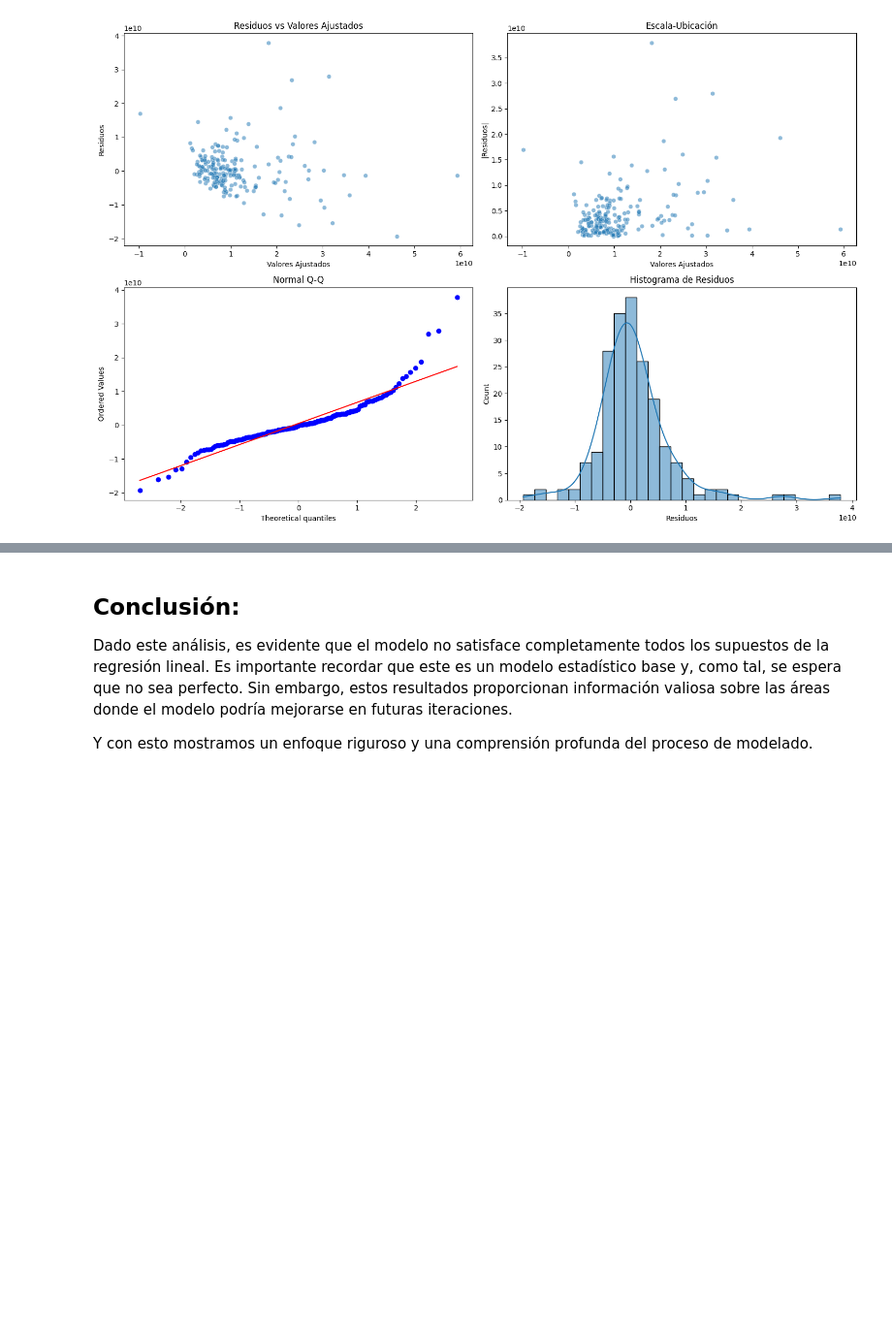
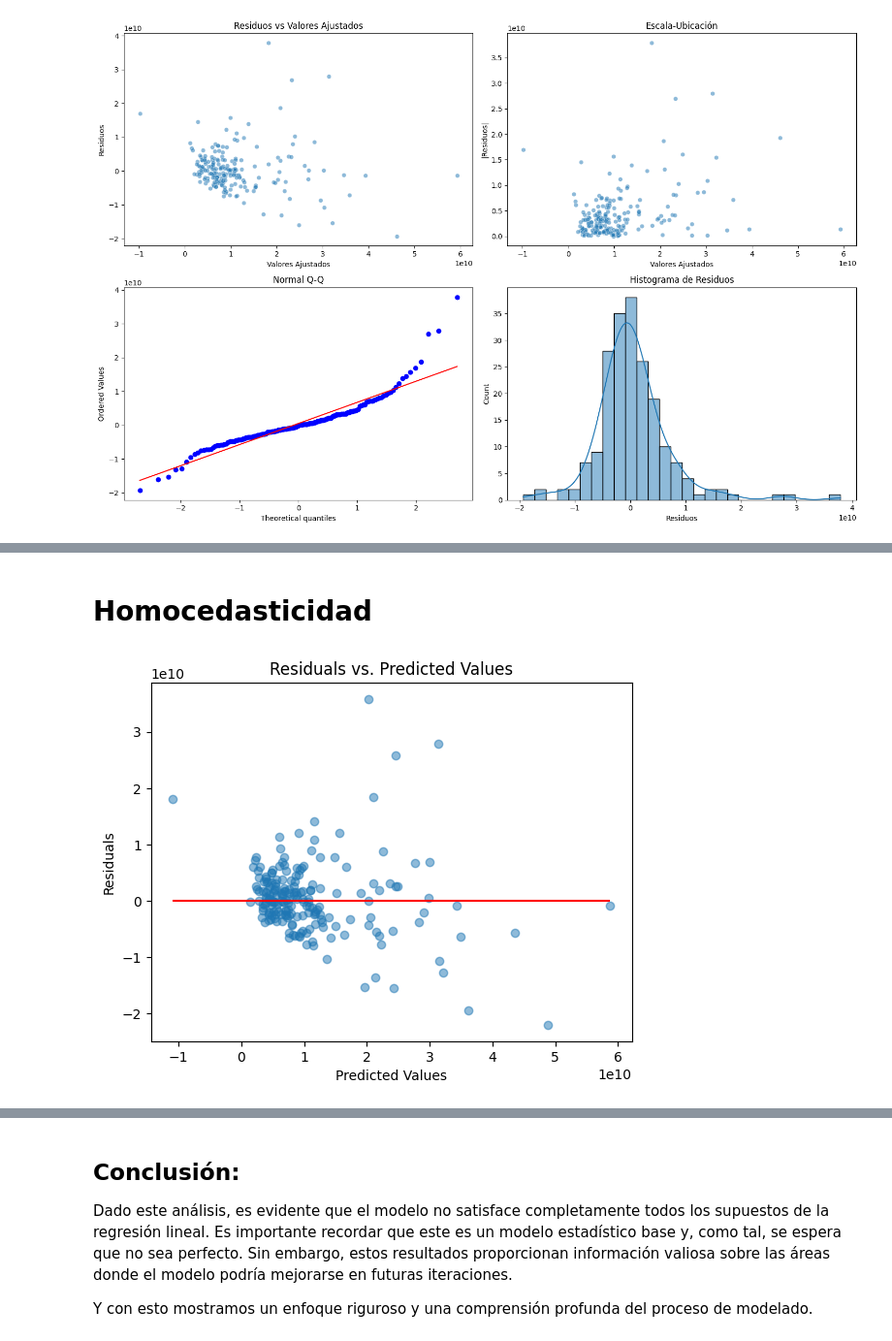
Before and after one commit to RC0ndado/IA_Avanzada, a Jupyter notebook: Construccion_Modelo_Estadistico/modelo_estadist_base.ipynb, the cells around one changed output, grey strips where cells are left out. Shown at 97% size. Cells and saved outputs as stored; diff of their text form; code cells hidden in the pictures; blank space fills up the shorter version.

```diff
--- a/Construccion_Modelo_Estadistico/modelo_estadist_base.ipynb
+++ b/Construccion_Modelo_Estadistico/modelo_estadist_base.ipynb
@@ -332,0 +352,17 @@ plt.show()
+# %% [markdown]
+# Homocedasticidad
+# %%
+import matplotlib.pyplot as plt
+
+# Calculate residuals
+residuals = y_test - preds
+
+# Plot residuals vs. predicted values
+plt.scatter(preds, residuals, alpha=0.5)
+plt.hlines(y=0, xmin=min(preds), xmax=max(preds), colors='red')
+plt.xlabel('Predicted Values')
+plt.ylabel('Residuals')
+plt.title('Residuals vs. Predicted Values')
+plt.show()
+# %% [output]
+[figure, added]
```
Also changed, not shown: parts of 11 cells of this notebook.
